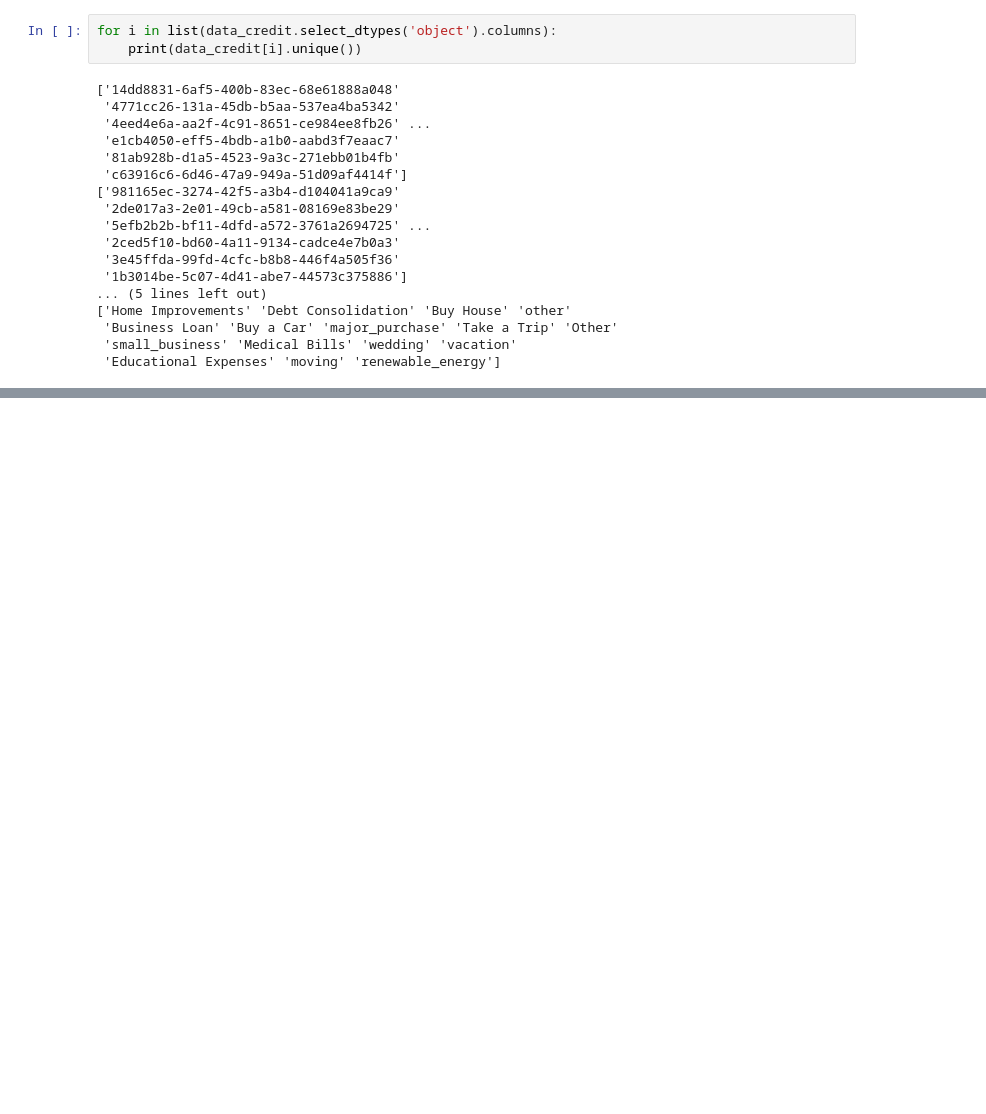
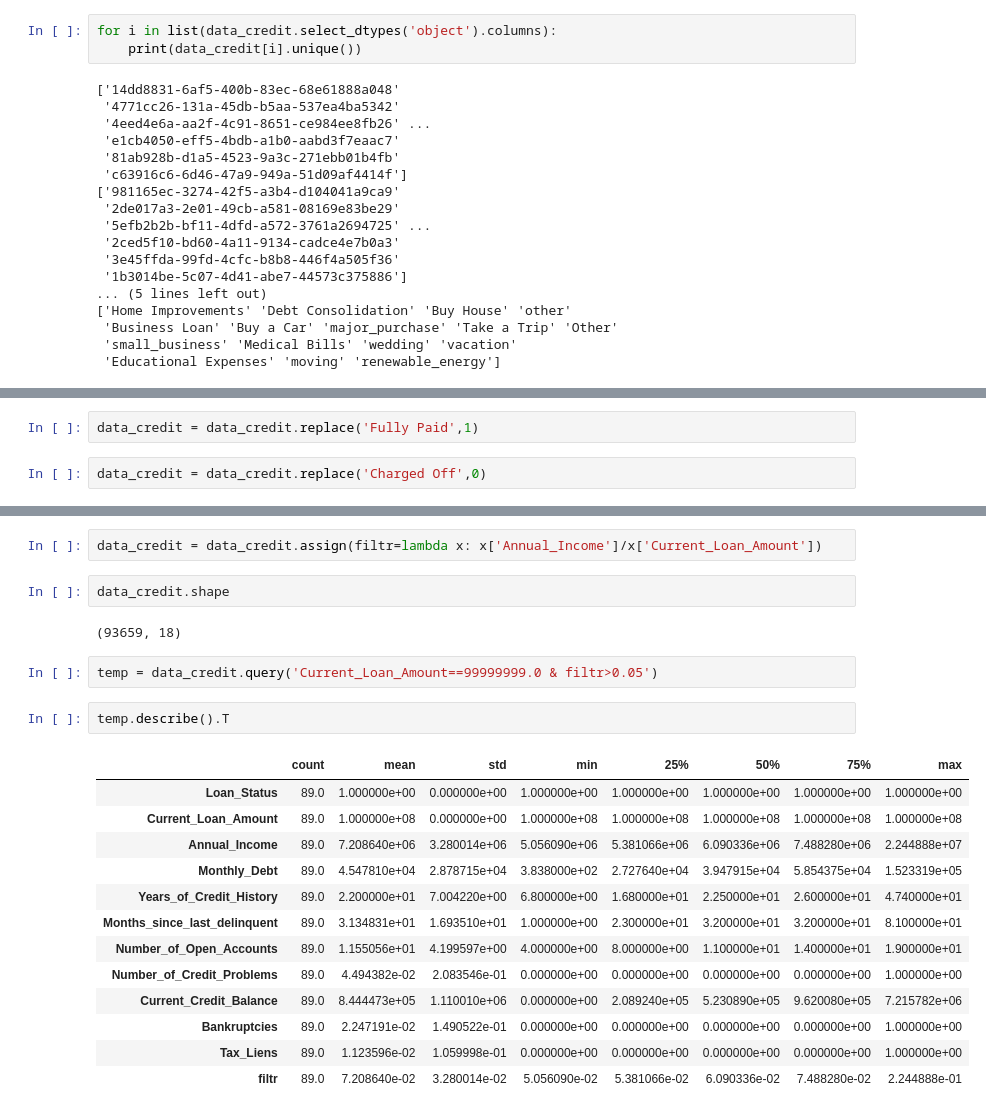
Before and after one commit to Spaceboy450/CreditRuiner, a Jupyter notebook: CREDIT_RUINER.ipynb, the cells around one changed output, grey strips where cells are left out. Drawn from its saved outputs; the diff is of its cells as text; blank space fills up the shorter version.

```diff
--- a/CREDIT_RUINER.ipynb
+++ b/CREDIT_RUINER.ipynb
@@ -253,0 +338,4 @@ for i in list(data_credit.select_dtypes('object').columns):
+# %%
+data_credit = data_credit.replace('Fully Paid',1)
+# %%
+data_credit = data_credit.replace('Charged Off',0)
@@ -253,0 +351,24 @@ for i in list(data_credit.select_dtypes('object').columns):
+# %%
+data_credit = data_credit.assign(filtr=lambda x: x['Annual_Income']/x['Current_Loan_Amount'])
+# %%
+data_credit.shape
+# %% [output]
+(93659, 18)
+# %%
+temp = data_credit.query('Current_Loan_Amount==99999999.0 & filtr>0.05')
+# %%
+temp.describe().T
+# %% [output]
+|  | count | mean | std | min | 25% | 50% | 75% | max |
+| Loan_Status | 89.0 | 1.000000e+00 | 0.000000e+00 | 1.000000e+00 | 1.000000e+00 | 1.000000e+00 | 1.000000e+00 | 1.000000e+00 |
+| Current_Loan_Amount | 89.0 | 1.000000e+08 | 0.000000e+00 | 1.000000e+08 | 1.000000e+08 | 1.000000e+08 | 1.000000e+08 | 1.000000e+08 |
+| Annual_Income | 89.0 | 7.208640e+06 | 3.280014e+06 | 5.056090e+06 | 5.381066e+06 | 6.090336e+06 | 7.488280e+06 | 2.244888e+07 |
+| Monthly_Debt | 89.0 | 4.547810e+04 | 2.878715e+04 | 3.838000e+02 | 2.727640e+04 | 3.947915e+04 | 5.854375e+04 | 1.523319e+05 |
+| Years_of_Credit_History | 89.0 | 2.200000e+01 | 7.004220e+00 | 6.800000e+00 | 1.680000e+01 | 2.250000e+01 | 2.600000e+01 | 4.740000e+01 |
+| Months_since_last_delinquent | 89.0 | 3.134831e+01 | 1.693510e+01 | 1.000000e+00 | 2.300000e+01 | 3.200000e+01 | 3.200000e+01 | 8.100000e+01 |
+| Number_of_Open_Accounts | 89.0 | 1.155056e+01 | 4.199597e+00 | 4.000000e+00 | 8.000000e+00 | 1.100000e+01 | 1.400000e+01 | 1.900000e+01 |
+| Number_of_Credit_Problems | 89.0 | 4.494382e-02 | 2.083546e-01 | 0.000000e+00 | 0.000000e+00 | 0.000000e+00 | 0.000000e+00 | 1.000000e+00 |
+| Current_Credit_Balance | 89.0 | 8.444473e+05 | 1.110010e+06 | 0.000000e+00 | 2.089240e+05 | 5.230890e+05 | 9.620080e+05 | 7.215782e+06 |
+| Bankruptcies | 89.0 | 2.247191e-02 | 1.490522e-01 | 0.000000e+00 | 0.000000e+00 | 0.000000e+00 | 0.000000e+00 | 1.000000e+00 |
+| Tax_Liens | 89.0 | 1.123596e-02 | 1.059998e-01 | 0.000000e+00 | 0.000000e+00 | 0.000000e+00 | 0.000000e+00 | 1.000000e+00 |
+| filtr | 89.0 | 7.208640e-02 | 3.280014e-02 | 5.056090e-02 | 5.381066e-02 | 6.090336e-02 | 7.488280e-02 | 2.244888e-01 |
```
Also changed, not shown: parts of 65 cells of this notebook.
